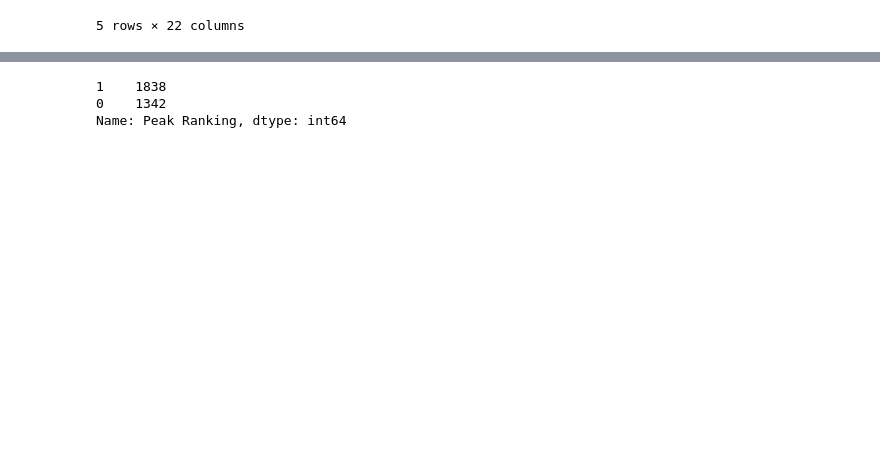
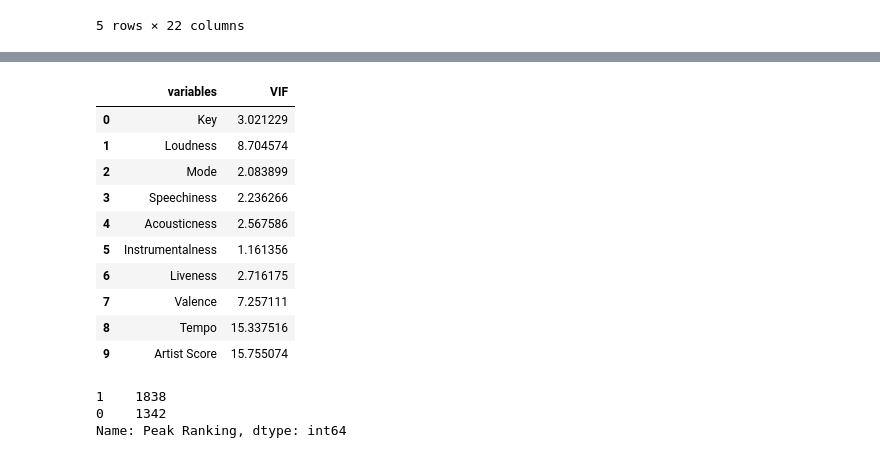
Before and after one commit to jodytng/Charted, a Jupyter notebook: Charted_MLmodels.ipynb, the cells around one changed output, grey strips where cells are left out. Cells and saved outputs as stored; diff of their text form; code cells hidden in the pictures; blank space fills up the shorter version.

```diff
--- a/Charted_MLmodels.ipynb
+++ b/Charted_MLmodels.ipynb
@@ -62 +78,31 @@ corr.style.background_gradient(cmap='coolwarm')
+# %%
+variable_list = [
+        'Key', 'Loudness', 'Mode',
+        'Speechiness', 'Acousticness', 'Instrumentalness', 'Liveness',
+        'Valence', 'Tempo','Artist Score']
+
+def calc_vif(X):
+
+    # Calculating VIF
+    vif = pd.DataFrame()
+    vif["variables"] = X.columns
+    vif["VIF"] = [variance_inflation_factor(X.values, i) for i in range(X.shape[1])]
+
+    return(vif)
+
+x = df[variable_list]
+
+calc_vif(x)
+# %% [output]
+|  | variables | VIF |
+| 0 | Key | 3.021229 |
+| 1 | Loudness | 8.704574 |
+| 2 | Mode | 2.083899 |
+| 3 | Speechiness | 2.236266 |
+| 4 | Acousticness | 2.567586 |
+| 5 | Instrumentalness | 1.161356 |
+| 6 | Liveness | 2.716175 |
+| 7 | Valence | 7.257111 |
+| 8 | Tempo | 15.337516 |
+| 9 | Artist Score | 15.755074 |
 # %%
```
Also changed, not shown: parts of 18 cells of this notebook, 6 other files.
